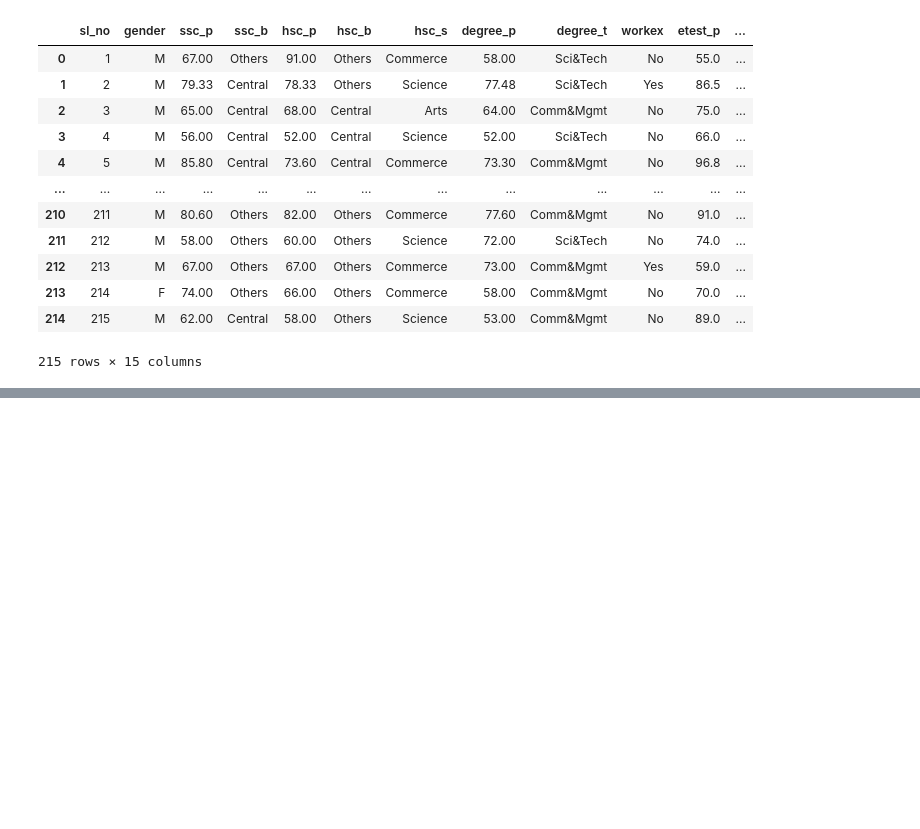
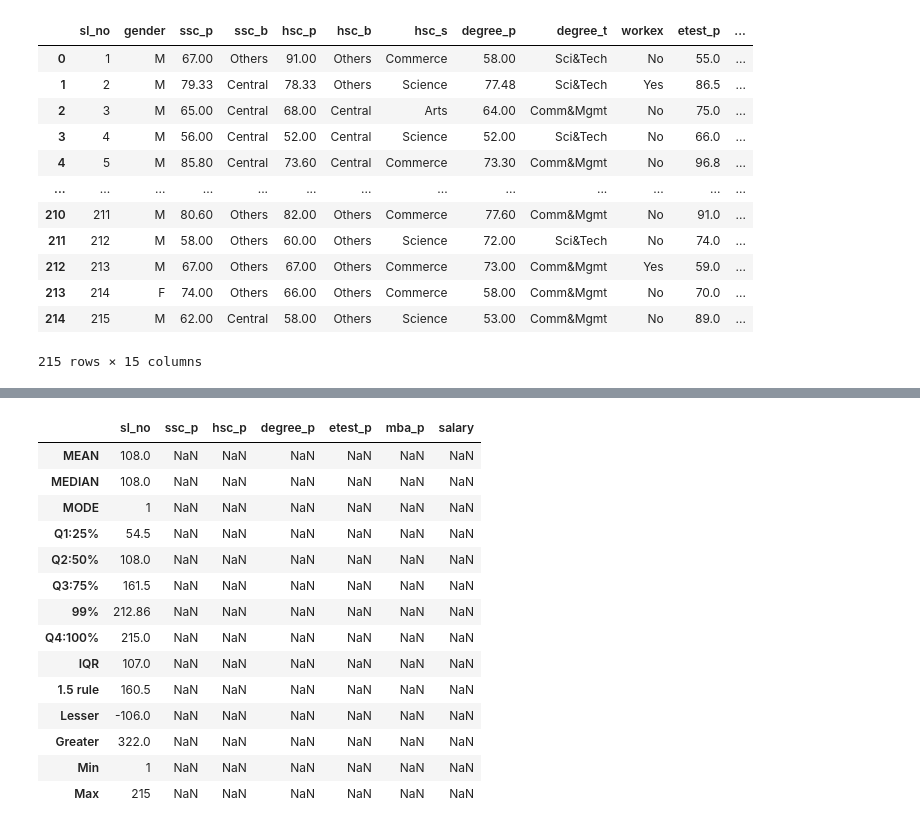
Before and after one commit to AI23mani/centeral-Tendency, a Jupyter notebook: Central tendency.ipynb, the cells around one changed output, grey strips where cells are left out. Drawn from its saved outputs; the diff is of its cells as text; code cells hidden in the pictures; blank space fills up the shorter version.

```diff
--- a/Central tendency.ipynb
+++ b/Central tendency.ipynb
@@ -171,2 +146,2 @@ def quanQual(dataset):
 # %%
-quan,qual= quanQual(dataset)
+quan
@@ -302,7 +275,8 @@ descriptive
 # %% [markdown]
 IQR
 # %%
-descriptive=pd.DataFrame(index=["MEAN","MEDIAN","MODE","Q1:25%","Q2:50%","Q3:75%","99%","Q4:100%","IQR","1.5 rule","Lesser","Greater","Min","Max"],columns=quan)
+descriptive=pd.DataFrame(index=["MEAN","MEDIAN","MODE","Q1:25%","Q2:50%","Q3:75%","99%","Q4:100%","IQR","1.5 rule",
+                                "Lesser","Greater","Min","Max"],columns=quan)
 for columName in quan:
     descriptive[columName]["MEAN"]=dataset[columName].mean()
     descriptive[columName]["MEDIAN"]=dataset[columName].median()
@@ -447,0 +498,18 @@ Greater
+# %%
+ Univariate(dataset,quan)
+# %% [output]
+|  | sl_no | ssc_p | hsc_p | degree_p | etest_p | mba_p | salary |
+| MEAN | 108.0 | NaN | NaN | NaN | NaN | NaN | NaN |
+| MEDIAN | 108.0 | NaN | NaN | NaN | NaN | NaN | NaN |
+| MODE | 1 | NaN | NaN | NaN | NaN | NaN | NaN |
+| Q1:25% | 54.5 | NaN | NaN | NaN | NaN | NaN | NaN |
+| Q2:50% | 108.0 | NaN | NaN | NaN | NaN | NaN | NaN |
+| Q3:75% | 161.5 | NaN | NaN | NaN | NaN | NaN | NaN |
+| 99% | 212.86 | NaN | NaN | NaN | NaN | NaN | NaN |
+| Q4:100% | 215.0 | NaN | NaN | NaN | NaN | NaN | NaN |
+| IQR | 107.0 | NaN | NaN | NaN | NaN | NaN | NaN |
+| 1.5 rule | 160.5 | NaN | NaN | NaN | NaN | NaN | NaN |
+| Lesser | -106.0 | NaN | NaN | NaN | NaN | NaN | NaN |
+| Greater | 322.0 | NaN | NaN | NaN | NaN | NaN | NaN |
+| Min | 1 | NaN | NaN | NaN | NaN | NaN | NaN |
+| Max | 215 | NaN | NaN | NaN | NaN | NaN | NaN |
```
Also changed, not shown: parts of 27 cells of this notebook.
